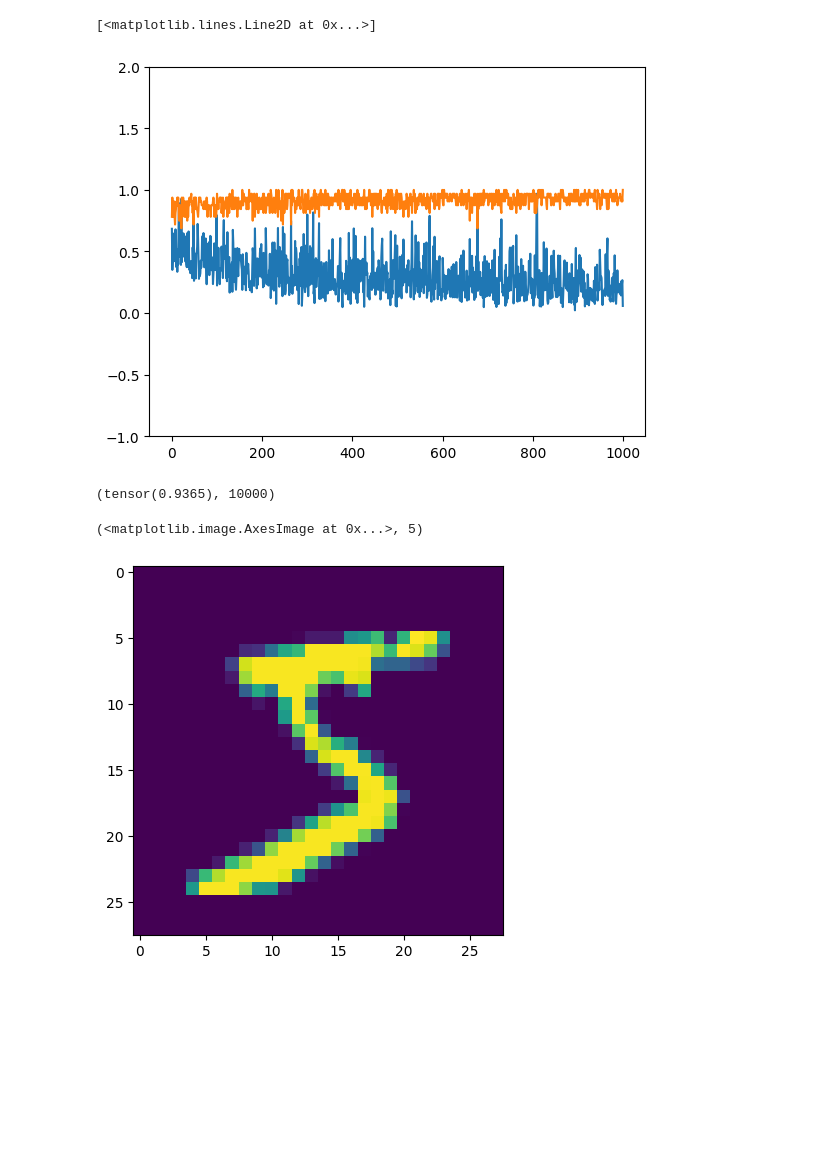
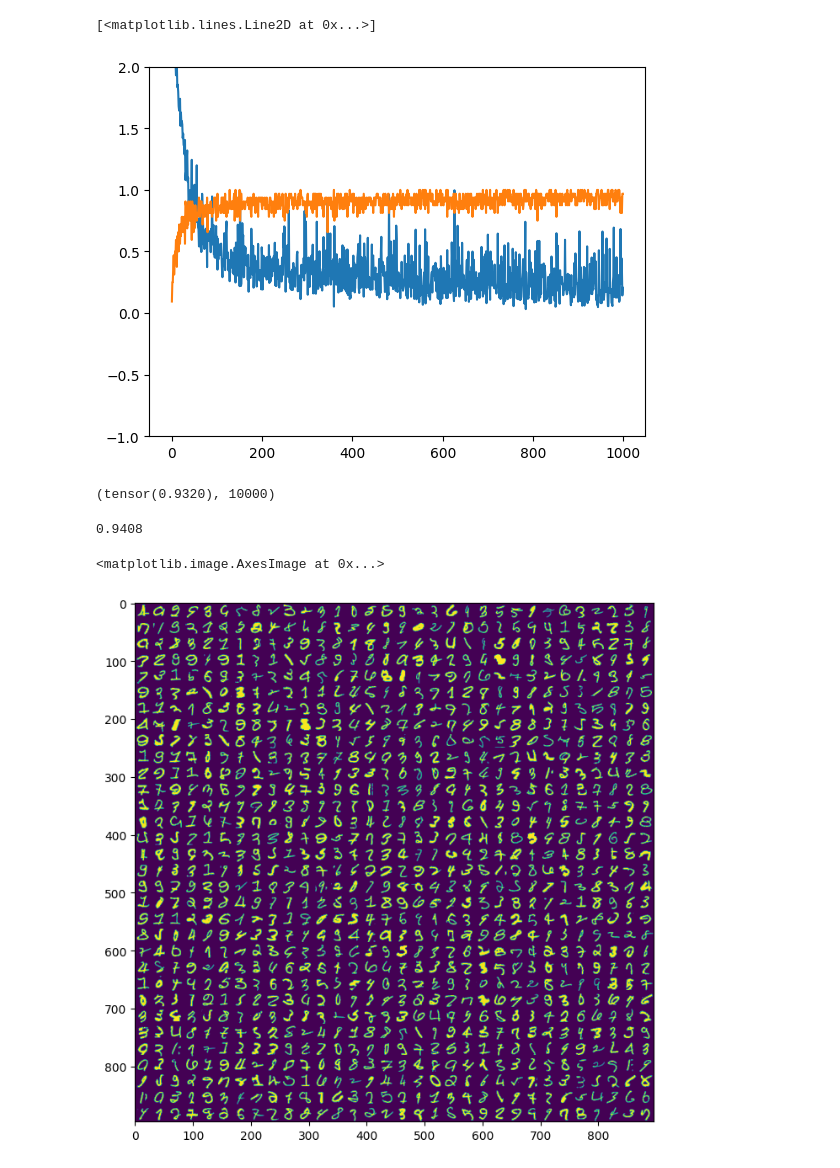
Before and after one commit to abrasumente233/smolgrad, a Jupyter notebook: mnist.ipynb, the cells around one changed output. Cells and saved outputs as stored; diff of their text form; code cells hidden in the pictures; blank space fills up the shorter version.

```diff
--- a/mnist.ipynb
+++ b/mnist.ipynb
@@ -30,12 +31,11 @@ import matplotlib.pyplot as plt
 class SmolNet(nn.Module):
     def __init__(self):
         super().__init__()
-        self.l1 = nn.Linear(28 * 28, 128)
-        self.act = nn.ReLU()
-        self.l2 = nn.Linear(128, 10)
+        self.l1 = nn.Linear(28 * 28, 128, bias=False)
+        self.l2 = nn.Linear(128, 10, bias=False)
 
     def forward(self, x):
-        x = self.act(self.l1(x))
+        x = F.relu(self.l1(x))
         x = self.l2(x)
         return x
 
@@ -52,25 +48,24 @@ optimizer = optim.Adam(model.parameters())
 accuracies = []
 losses = []
 for i in (t := trange(1000)):
+    # prepare data
     samp = np.random.randint(0, X_train.shape[0], size=(BATCH))
     X = tensor(X_train[samp], requires_grad=True).reshape((-1, 28*28))
     Y = tensor(Y_train[samp]).long()
 
+    # train
     optimizer.zero_grad()
     out = model(X)
     pred = out.argmax(axis=1)
     acc = (pred == Y).float().mean()
-    #print(out, y)
     loss = loss_func(out, Y)
-    #print(loss)
     loss.backward()
     optimizer.step()
 
+    # stat
     acc, loss = acc.item(), loss.item()
-
     accuracies.append(acc)
     losses.append(loss)
-
     t.set_description('loss={:.2f}, acc={:2f}'.format(loss, acc))
 
 plt.ylim(-1, 2)
@@ -78,9 +73,9 @@ plt.plot(losses)
 plt.plot(accuracies)
 # %% [output]
 [<matplotlib.lines.Line2D at 0x...>]
-[figure, old version]
+[figure, new version]
 # %%
-# evaluation
+# pytorch version evaluation
 X = tensor(X_test).reshape((-1, 28*28))
 Y = tensor(Y_test)
 out = model(X)
@@ -88,9 +83,45 @@ pred = out.argmax(axis=1)
 acc = (Y == pred).float().mean()
 acc, X_test.shape[0]
 # %% [output]
-(tensor(0.9365), 10000)
+(tensor(0.9320), 10000)
+# %%
+# copy model from pytorch to numpy
+l1 = np.zeros((28*28, 128), dtype=np.float32)
+l2 = np.zeros((128, 10), dtype=np.float32)
+l1[:] = model.l1.weight.detach().numpy().transpose()
+l2[:] = model.l2.weight.detach().numpy().transpose()
+# %%
+# smolgrad forward
+def forward(x):
+    x = x.dot(l1)
+    x = np.maximum(0, x)
+    x = x.dot(l2)
+    return x
 # %%
-imshow(X_train[0]), Y_train[0]
+# check on test set make sure forward matches
+#tor = model(tensor(X_train.reshape((-1, 28*28)))).argmax(axis=1).numpy()
+ours = forward(X_test.reshape((-1, 28*28))).argmax(axis=1)
+(ours == Y_test).mean()
 # %% [output]
-(<matplotlib.image.AxesImage at 0x...>, 5)
+0.9408
-[figure, removed]
+# %%
+# prepare train data
+X = X_train.reshape((-1, 28*28))
+Y = Y_train
+
+# predict
+out = forward(X)
+pred = out.argmax(axis=1)
+
+# cross entropy loss
+G = 32
+loss = -np.log(np.exp(out[range(out.shape[0]), Y]) / np.exp(out).sum(axis=1))
+messup = sorted(zip(loss, range(out.shape[0])), key=lambda x: x[0], reverse=True)
+#imshow(X_test[messup[:16, 1]])
+X_bad = X_train[[x[1] for x in messup[:G*G]]]
+
+plt.figure(figsize=(8,8))
+imshow(np.concatenate(X_bad.reshape((G, 28 * G, 28)), axis=1))
+# %% [output]
+<matplotlib.image.AxesImage at 0x...>
+[figure, added]
```
Also changed, not shown: parts of 2 cells of this notebook.
